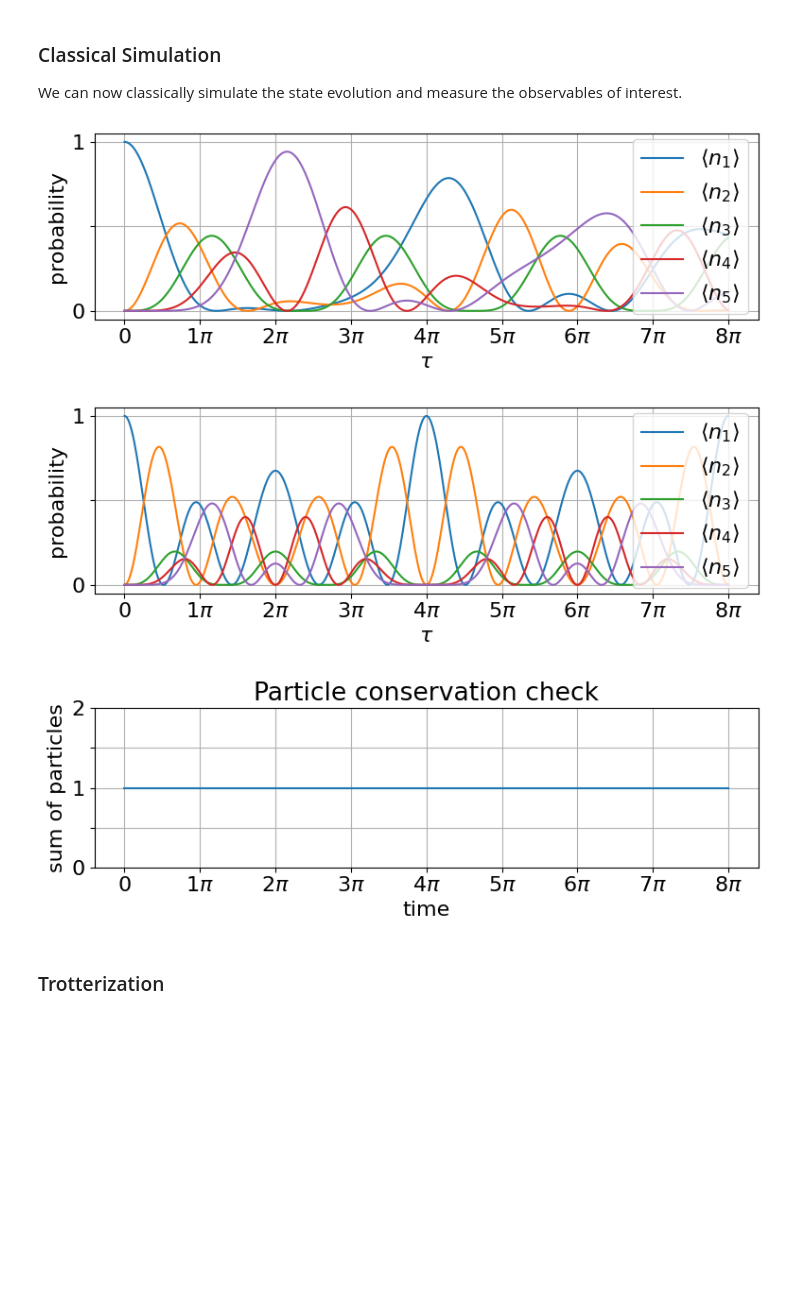
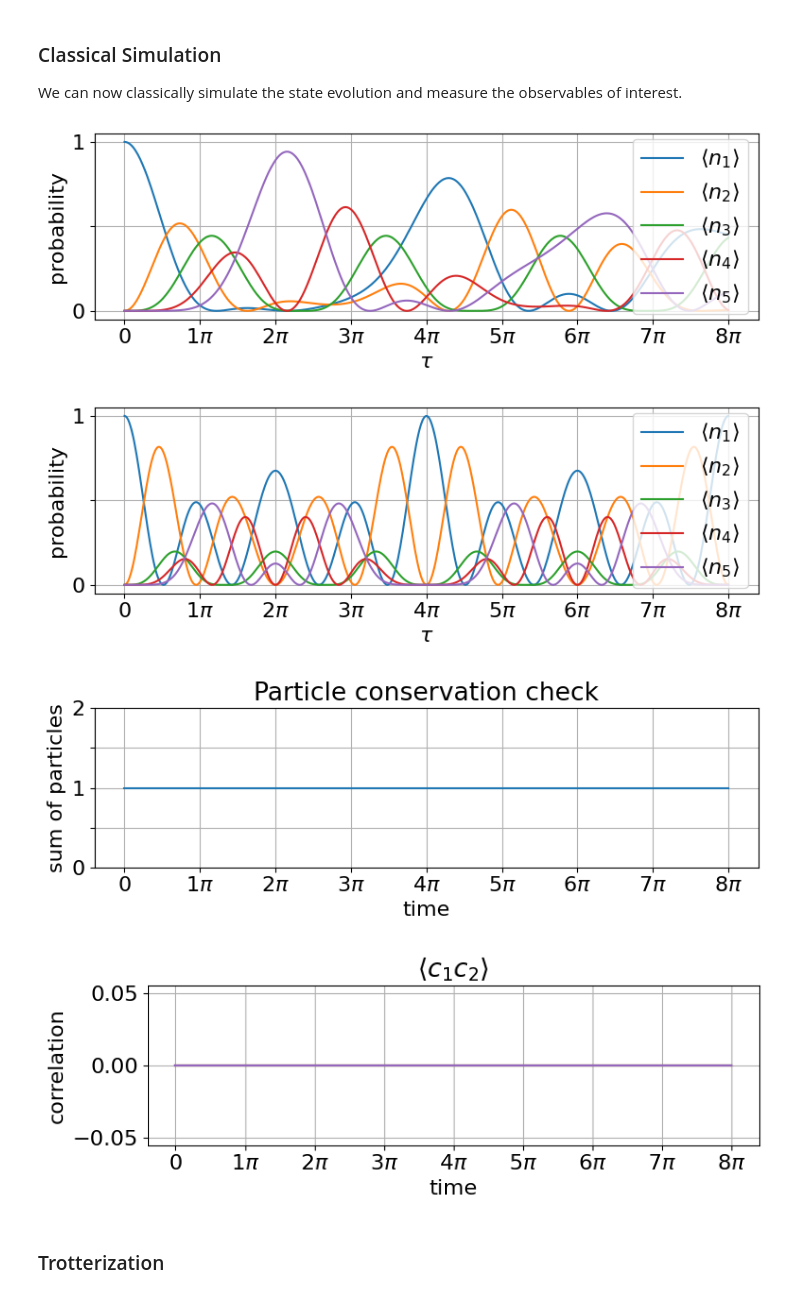
Before and after one commit to oscartq/qsim_mzm, a Jupyter notebook: tight-binding-chain/qsim-5-site-tight-binding.ipynb, the cells around one changed output. Cells and saved outputs as stored; diff of their text form; code cells hidden in the pictures; blank space fills up the shorter version.

```diff
--- a/tight-binding-chain/qsim-5-site-tight-binding.ipynb
+++ b/tight-binding-chain/qsim-5-site-tight-binding.ipynb
@@ -109,6 +109,14 @@ We can now classically simulate the state evolution and measure the observables
 def compute_U(H, t):
     U = (H * t).exp_i()
     return U
+
+def corr_op(num_sites, site1, site2):
+    corr=FermionicOp("-_"+str(site1), register_length = num_sites)@FermionicOp("-_"+str(site2), register_length = num_sites)
+
+    jw_mapper = JordanWignerMapper
+    corr_JW = [JordanWignerMapper.map(jw_mapper, corr)]
+
+    return corr_JW
 
 # Define a list of number operators in terms of Pauli operators
 n_is = [
@@ -139,8 +147,10 @@ initial_state = One ^ Zero ^ Zero ^ Zero ^ Zero
 H_1 = H_param.bind_parameters({tau: 0.5, tau_d: 0.5})
 H_2 = H_param.bind_parameters({tau: 1, tau_d: 0.5})
 
-n_t05_evo_matrix, n_var_matrix = exact_time_evolution(H_1, n_is, initial_state, times, num_sites)
-n_t1_evo_matrix, n_var_matrix = exact_time_evolution(H_2, n_is, initial_state, times, num_sites)
+# n_t05_evo_matrix, n_var_matrix = exact_time_evolution(H_1, n_is, initial_state, times, num_sites)
+# n_t1_evo_matrix, n_var_matrix = exact_time_evolution(H_2, n_is, initial_state, times, num_sites)
+# cc_t1_evo_matrix, cc_var_matrix = exact_time_evolution(H_2, corr_op(num_sites,0,1), initial_state, times, num_sites)
+cc_t1_evo_matrix, cc_var_matrix = exact_time_evolution(H_2, corr_op(num_sites,0,4), initial_state, times, num_sites)
 # %%
 num_op_labels = [r"$\langle n_" + str(i+1) + "\\rangle$" for i in range(num_sites)]
 xticks = np.linspace(0, 8*np.pi, 9)
@@ -160,33 +170,45 @@ plt.savefig("figures/5-site-tb/t=05-site-prob.pdf")
 
 plt.figure(figsize=(8, 3))
 plt.plot(times, n_t1_evo_matrix)
 plt.xlabel(r"$\tau$")
 plt.ylabel("probability")
 #plt.title("Probability of occupying a given site")
 plt.grid()
 plt.legend(num_op_labels,loc='center right')
 plt.yticks([0,0.5, 1], ['0','', '1'])
 plt.xticks(xticks, xtick_labels)
 plt.tight_layout()
 plt.savefig("figures/5-site-tb/t=1-site-prob.pdf")
 
 plt.figure(figsize=(8, 3))
 plt.plot(times, np.sum(n_t1_evo_matrix, axis=1))
 plt.xlabel("time")
 plt.ylabel("sum of particles")
 plt.title("Particle conservation check")
 plt.ylim([0, 2])
 plt.yticks([0,0.5, 1, 1.5, 2], ['0','','1', '', '2'])
 plt.xticks(xticks, xtick_labels)
 plt.grid()
 plt.tight_layout()
 plt.savefig("figures/5-site-tb/t=1-particle-cons-check.pdf")
 
+plt.figure(figsize=(8, 3))
+plt.plot(times, cc_t1_evo_matrix)
+plt.xlabel("time")
+plt.ylabel("correlation")
+plt.title(r"$\langle c_1c_2 \rangle$")
+#plt.ylim([0, 2])
+#plt.yticks([0,0.5, 1, 1.5, 2], ['0','','1', '', '2'])
+plt.xticks(xticks, xtick_labels)
+plt.grid()
+plt.tight_layout()
+
 plt.show()
 # %% [output]
 [figure]
 [figure]
 [figure]
+[figure, added]
 # %% [markdown]
 ### Trotterization
 # %%
```
Also changed, not shown: 14 other files.
